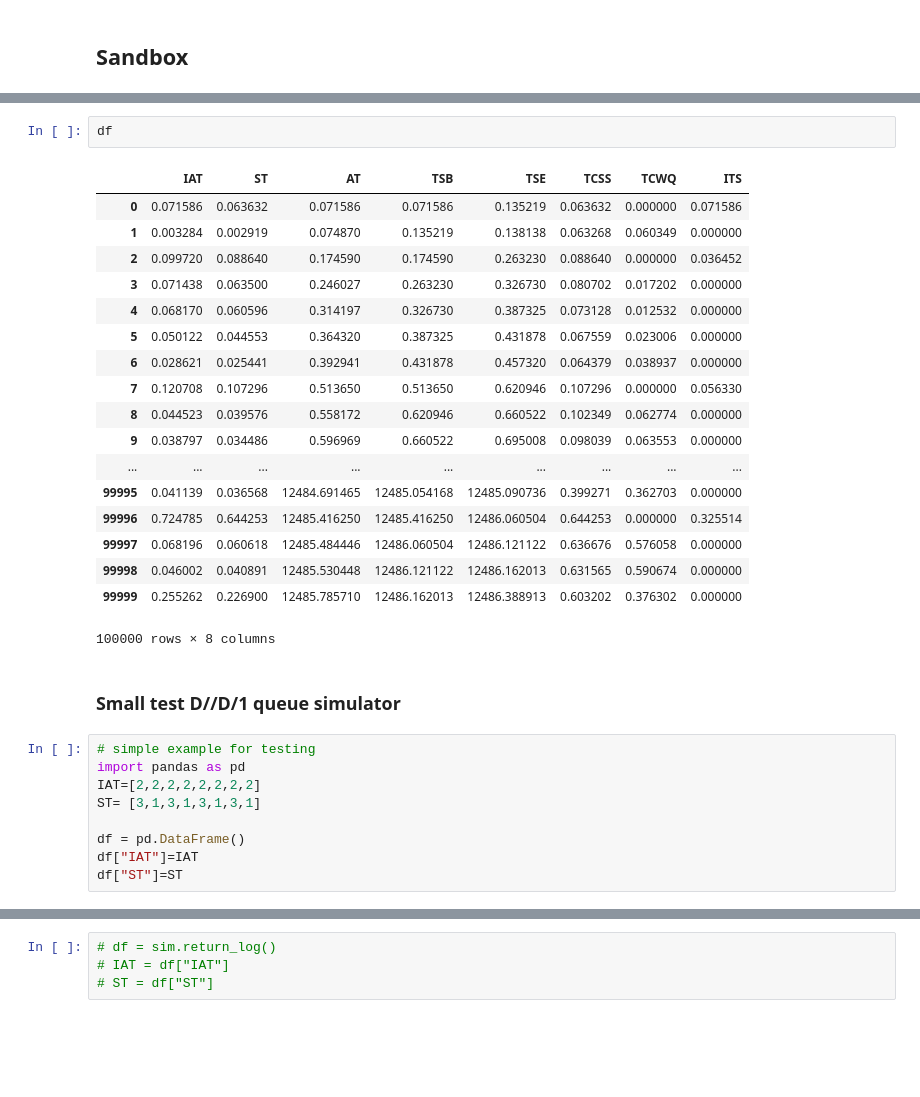
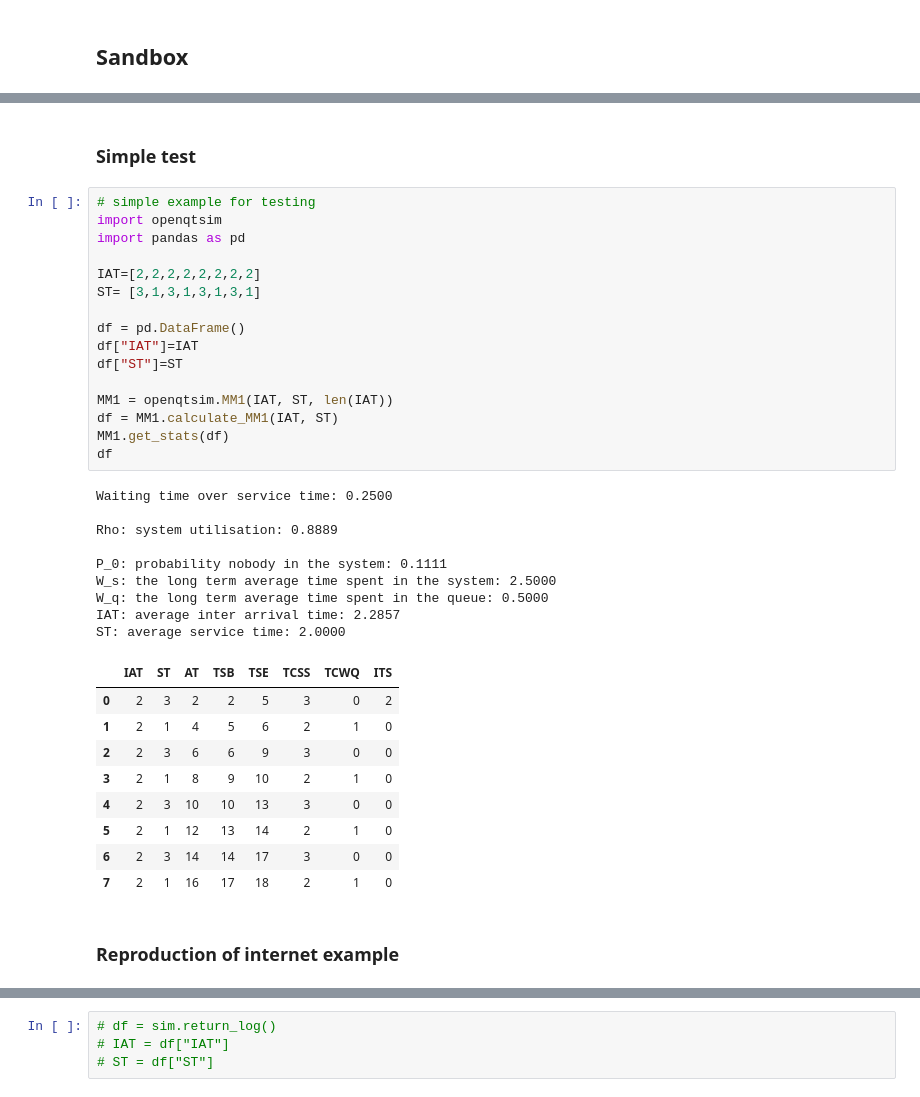
Before and after one commit to TUDelft-CITG/OpenQTSim, a Jupyter notebook: notebooks/Queueing theory - M M 1 example.ipynb, the cells around one changed output, grey strips where cells are left out. Cells and saved outputs as stored; diff of their text form; blank space fills up the shorter version.

```diff
--- a/notebooks/Queueing theory - M M 1 example.ipynb
+++ b/notebooks/Queueing theory - M M 1 example.ipynb
@@ -249,34 +109,41 @@ TypeError: get_IAT_and_ST() missing 1 required positional argument: 'nr_arr'
-# %%
-df
-# %% [output]
-|  | IAT | ST | AT | TSB | TSE | TCSS | TCWQ | ITS |
-| 0 | 0.071586 | 0.063632 | 0.071586 | 0.071586 | 0.135219 | 0.063632 | 0.000000 | 0.071586 |
-| 1 | 0.003284 | 0.002919 | 0.074870 | 0.135219 | 0.138138 | 0.063268 | 0.060349 | 0.000000 |
-| 2 | 0.099720 | 0.088640 | 0.174590 | 0.174590 | 0.263230 | 0.088640 | 0.000000 | 0.036452 |
-| 3 | 0.071438 | 0.063500 | 0.246027 | 0.263230 | 0.326730 | 0.080702 | 0.017202 | 0.000000 |
-| 4 | 0.068170 | 0.060596 | 0.314197 | 0.326730 | 0.387325 | 0.073128 | 0.012532 | 0.000000 |
-| 5 | 0.050122 | 0.044553 | 0.364320 | 0.387325 | 0.431878 | 0.067559 | 0.023006 | 0.000000 |
-| 6 | 0.028621 | 0.025441 | 0.392941 | 0.431878 | 0.457320 | 0.064379 | 0.038937 | 0.000000 |
-| 7 | 0.120708 | 0.107296 | 0.513650 | 0.513650 | 0.620946 | 0.107296 | 0.000000 | 0.056330 |
-| 8 | 0.044523 | 0.039576 | 0.558172 | 0.620946 | 0.660522 | 0.102349 | 0.062774 | 0.000000 |
-| 9 | 0.038797 | 0.034486 | 0.596969 | 0.660522 | 0.695008 | 0.098039 | 0.063553 | 0.000000 |
-| ... | ... | ... | ... | ... | ... | ... | ... | ... |
-| 99995 | 0.041139 | 0.036568 | 12484.691465 | 12485.054168 | 12485.090736 | 0.399271 | 0.362703 | 0.000000 |
-| 99996 | 0.724785 | 0.644253 | 12485.416250 | 12485.416250 | 12486.060504 | 0.644253 | 0.000000 | 0.325514 |
-| 99997 | 0.068196 | 0.060618 | 12485.484446 | 12486.060504 | 12486.121122 | 0.636676 | 0.576058 | 0.000000 |
-| 99998 | 0.046002 | 0.040891 | 12485.530448 | 12486.121122 | 12486.162013 | 0.631565 | 0.590674 | 0.000000 |
-| 99999 | 0.255262 | 0.226900 | 12485.785710 | 12486.162013 | 12486.388913 | 0.603202 | 0.376302 | 0.000000 |
-100000 rows × 8 columns
-# %% [markdown]
-### Small test D//D/1 queue simulator
+# %% [markdown]
+### Simple test
 # %%
 # simple example for testing
+import openqtsim
 import pandas as pd
+
 IAT=[2,2,2,2,2,2,2,2]
 ST= [3,1,3,1,3,1,3,1]
 
 df = pd.DataFrame()
 df["IAT"]=IAT
 df["ST"]=ST
+
+MM1 = openqtsim.MM1(IAT, ST, len(IAT))
+df = MM1.calculate_MM1(IAT, ST)
+MM1.get_stats(df)
+df
+# %% [output]
+Waiting time over service time: 0.2500
+
+Rho: system utilisation: 0.8889
+
+P_0: probability nobody in the system: 0.1111
+W_s: the long term average time spent in the system: 2.5000
+W_q: the long term average time spent in the queue: 0.5000
+IAT: average inter arrival time: 2.2857
+ST: average service time: 2.0000
+|  | IAT | ST | AT | TSB | TSE | TCSS | TCWQ | ITS |
+| 0 | 2 | 3 | 2 | 2 | 5 | 3 | 0 | 2 |
+| 1 | 2 | 1 | 4 | 5 | 6 | 2 | 1 | 0 |
+| 2 | 2 | 3 | 6 | 6 | 9 | 3 | 0 | 0 |
+| 3 | 2 | 1 | 8 | 9 | 10 | 2 | 1 | 0 |
+| 4 | 2 | 3 | 10 | 10 | 13 | 3 | 0 | 0 |
+| 5 | 2 | 1 | 12 | 13 | 14 | 2 | 1 | 0 |
+| 6 | 2 | 3 | 14 | 14 | 17 | 3 | 0 | 0 |
+| 7 | 2 | 1 | 16 | 17 | 18 | 2 | 1 | 0 |
+# %% [markdown]
+### Reproduction of internet example
 # %%
 # example from youtube
```
Also changed, not shown: parts of 19 cells of this notebook, 1 other file.
